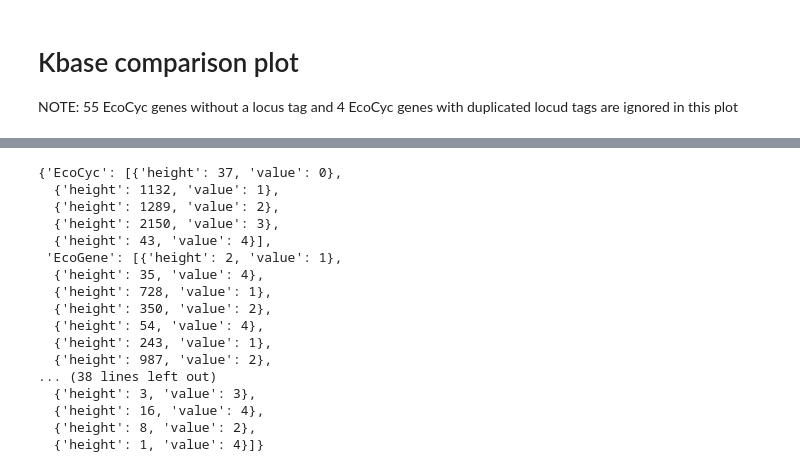
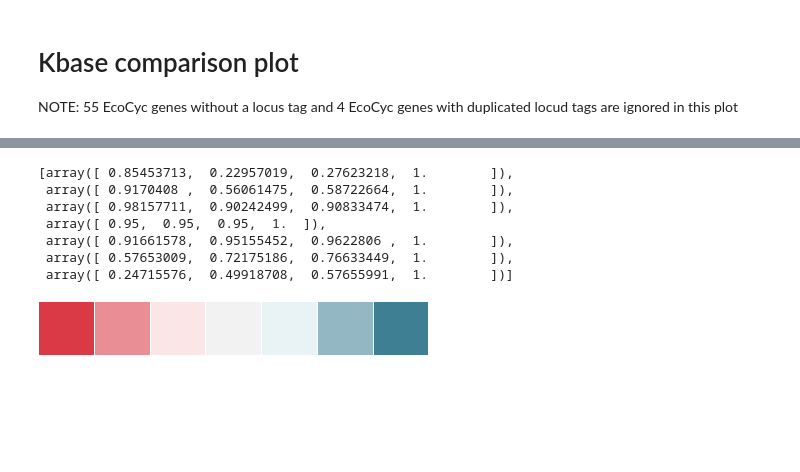
Before and after one commit to zakandrewking/y-ome, a Jupyter notebook: notebooks/17..12.06 Categories.ipynb, the cells around one changed output, grey strips where cells are left out. Saved outputs shown, nothing was run; the diff lists cells and outputs as text; code cells hidden in the pictures; blank space fills up the shorter version.

```diff
--- a/notebooks/17..12.06 Categories.ipynb
+++ b/notebooks/17..12.06 Categories.ipynb
@@ -137,20 +125,0 @@ colors = {
-# %%
-bars
-# %% [output]
-{'EcoCyc': [{'height': 37, 'value': 0},
-  {'height': 1132, 'value': 1},
-  {'height': 1289, 'value': 2},
-  {'height': 2150, 'value': 3},
-  {'height': 43, 'value': 4}],
- 'EcoGene': [{'height': 2, 'value': 1},
-  {'height': 35, 'value': 4},
-  {'height': 728, 'value': 1},
-  {'height': 350, 'value': 2},
-  {'height': 54, 'value': 4},
-  {'height': 243, 'value': 1},
-  {'height': 987, 'value': 2},
-... (38 lines left out)
-  {'height': 3, 'value': 3},
-  {'height': 16, 'value': 4},
-  {'height': 8, 'value': 2},
-  {'height': 1, 'value': 4}]}
@@ -157,3 +134,16 @@ bars
+# %%
+pal = sns.diverging_palette(10, 220, sep=80, n=7)
+sns.palplot(pal)
+pal
+# %% [output]
+[array([ 0.85453713,  0.22957019,  0.27623218,  1.        ]),
+ array([ 0.9170408 ,  0.56061475,  0.58722664,  1.        ]),
+ array([ 0.98157711,  0.90242499,  0.90833474,  1.        ]),
+ array([ 0.95,  0.95,  0.95,  1.  ]),
+ array([ 0.91661578,  0.95155452,  0.9622806 ,  1.        ]),
+ array([ 0.57653009,  0.72175186,  0.76633449,  1.        ]),
+ array([ 0.24715576,  0.49918708,  0.57655991,  1.        ])]
+[figure, added]
 # %%
 fig, ax = plt.subplots(figsize=(11, 11))
 last_heights = [0 for _ in knowledgebase_names]
```
Also changed, not shown: parts of 6 cells of this notebook.
